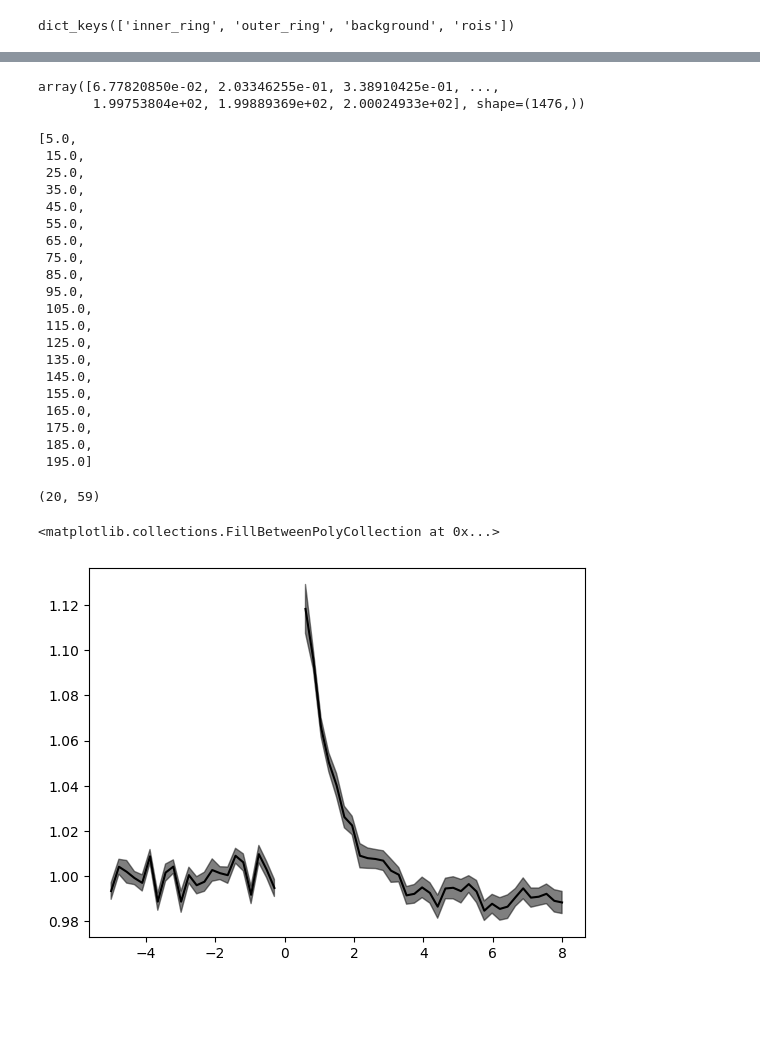
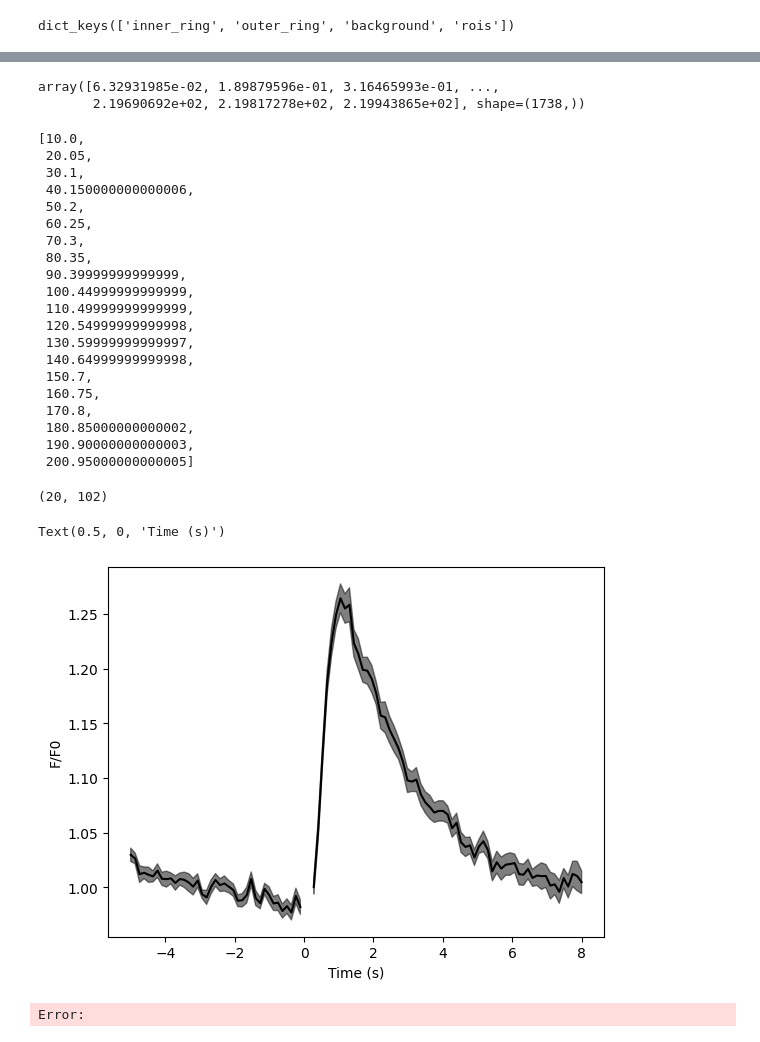
Before and after one commit to yfisher-lab/plitt_turnerevans_oa_instructs_hd_plasticity, a Jupyter notebook: figures/scratch/single_session_exvivo.ipynb, the cells around one changed output, grey strips where cells are left out. Cells and saved outputs as stored; diff of their text form; code cells hidden in the pictures; blank space fills up the shorter version.

```diff
--- a/figures/scratch/single_session_exvivo.ipynb
+++ b/figures/scratch/single_session_exvivo.ipynb
@@ -12,12 +12,12 @@ from SessionTools import two_photon as st2p
 
 %matplotlib inline
 # %%
-session_info = {'date': "19_12_2025",
-                'genotype_dir': 'R20A02_R56H10_split_CsChrimsontdT_synaptopHluorinVAMP2/pilots',
-                'fly': 'fly1',
-                'session': 'baseline_opto_response-002',
-                'full_genotype': '+; R20A02LexA/UAS-iGABASnFR2; R27F02-Gal4/LexOpCsChrimson::tdT',
-                'ecl date': 'ecl: 5/1-4',
+session_info = {'date': "28_08_2026",
+                'genotype_dir': 'R56H10_R20A02_split_GFlamp2_R18B05LexA_CsChrimsontdT',
+                'fly': 'fly9',
+                'session': 'baseline_stim-000',
+                'full_genotype': '+; R18B05-LexA/UAS-GFlamp2; R56H10-AD, R20A02-DBD/LexOpCsChrimson::tdT',
+                'ecl date': 'ecl: 8/14-16',
                 'fictrac_scan_num': 0,
                 'fictrac_dat_file' : '',
                 'notes':''}
@@ -30,7 +30,7 @@ pp = st2p.preprocessing.EBImagingSession(session_info = session_info,
                                          bruker_base_dir = bruker_folder,
                                         )
 # %%
-if True:
+if False:
     gd = session_info['genotype_dir']
     d = session_info['date']
     f = session_info['fly']
@@ -122,62 +130,65 @@ for i in range(1, pp.metadata['mark_points']['repetitions']):
 # %%
 frame_times
 # %% [output]
-array([6.77820850e-02, 2.03346255e-01, 3.38910425e-01, ...,
-       1.99753804e+02, 1.99889369e+02, 2.00024933e+02], shape=(1476,))
+array([6.32931985e-02, 1.89879596e-01, 3.16465993e-01, ...,
+       2.19690692e+02, 2.19817278e+02, 2.19943865e+02], shape=(1738,))
 # %%
 stim_times
 # %% [output]
-[5.0,
- 15.0,
- 25.0,
- 35.0,
- 45.0,
- 55.0,
- 65.0,
- 75.0,
- 85.0,
- 95.0,
- 105.0,
- 115.0,
- 125.0,
- 135.0,
- 145.0,
- 155.0,
- 165.0,
- 175.0,
- 185.0,
- 195.0]
+[10.0,
+ 20.05,
+ 30.1,
+ 40.150000000000006,
+ 50.2,
+ 60.25,
+ 70.3,
+ 80.35,
+ 90.39999999999999,
+ 100.44999999999999,
+ 110.49999999999999,
+ 120.54999999999998,
+ 130.59999999999997,
+ 140.64999999999998,
+ 150.7,
+ 160.75,
+ 170.8,
+ 180.85000000000002,
+ 190.90000000000003,
+ 200.95000000000005]
 # %%
 responses = []
 smallest_list = 1E6
 for stim_time in stim_times:
-    idx = np.argmin(np.abs(frame_times - stim_time+2))
-    id_start = np.argmin(np.abs(frame_times - (stim_time+2 - 5)))
-    id_end = np.argmin(np.abs(frame_times - (stim_time+2 + 8)))
+    idx = np.argmin(np.abs(frame_times - stim_time))
+    id_start = np.argmin(np.abs(frame_times - (stim_time - 5)))
+    id_end = np.argmin(np.abs(frame_times - (stim_time + 8)))
 
-    responses.append(pp.timeseries['outer_ring'][-1,:,id_start:id_end][np.newaxis,:])
+    responses.append(pp.timeseries['outer_ring'][-1,0,id_start:id_end][np.newaxis,:])
     smallest_list = min(smallest_list, responses[-1].shape[1])
 responses = np.vstack([resp[:,:smallest_list] for resp in responses])
 # %%
 responses.shape
 # %% [output]
-(20, 59)
+(20, 102)
 # %%
 dt = np.mean(frame_times[1:] - frame_times[:-1])
 # %%
 %matplotlib inline
 fig,ax = plt.subplots()
 time = np.linspace(-5, 8, num = responses.shape[1])
-mask = (time >= -.1) & (time <= .4)
+mask = (time >= -.1) & (time <= .2)
 baseline_mask = time < -.1
 responses[:,mask] = np.nan
 baseline = np.nanmean(responses[:,baseline_mask],axis=1, keepdims=True)
 responses /= baseline
 
 mu = np.nanmean(responses, axis=0)
 sem = sp.stats.sem(responses, axis=0, nan_policy='omit')
 ax.plot(time, mu, color='k')
 ax.fill_between(time, mu-sem, mu+sem, color='k', alpha=.5)
+ax.set_ylabel('F/F0')
+ax.set_xlabel('Time (s)')
 # %% [output]
-<matplotlib.collections.FillBetweenPolyCollection at 0x...>
+Text(0.5, 0, 'Time (s)')
-[figure, old version]
+[figure, new version]
+Error:
```
Also changed, not shown: parts of 6 cells of this notebook, 15 other files.
